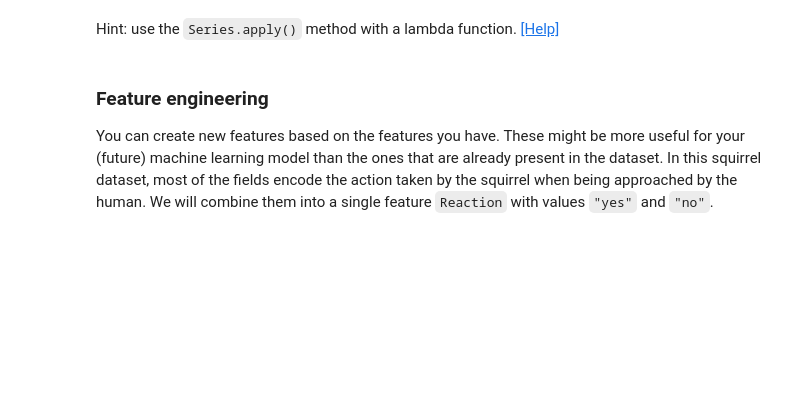
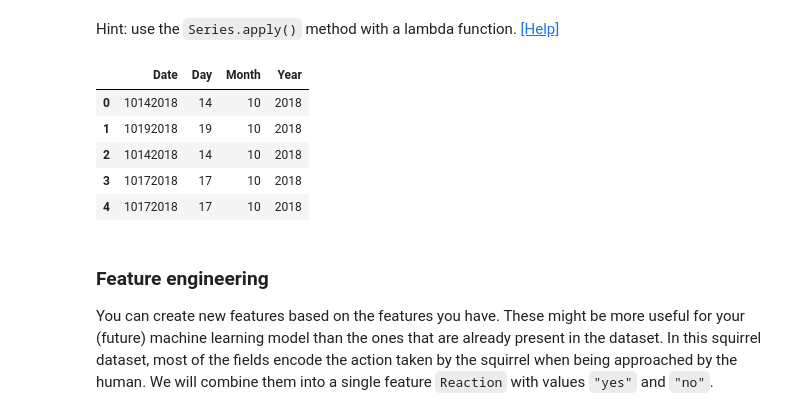
Before and after one commit to ness015618/LGG-Thomas4-Ness, a Jupyter notebook: 02-TheHill/MachineLearningIntro/01-PreprocessingStructuredData/02-preprocessing.ipynb, the cells around one changed output. Saved outputs shown, nothing was run; the diff lists cells and outputs as text; code cells hidden in the pictures; blank space fills up the shorter version.

```diff
--- a/02-TheHill/MachineLearningIntro/01-PreprocessingStructuredData/02-preprocessing.ipynb
+++ b/02-TheHill/MachineLearningIntro/01-PreprocessingStructuredData/02-preprocessing.ipynb
@@ -43,3 +67,22 @@ df[["Date", "day", "month", "year"]].head()
+# %%
+# Split the feature "Date" into "day", "month" and "year" columns
+def split_date(date_int):
+    date_str = str(date_int)
+    month = date_str[:2]
+    day = date_str[2:4]
+    year = date_str[4:]
+    return month,day,year
+
+df[['Month','Day','Year']] = df["Date"].apply(lambda x : pd.Series(split_date(x))) #pd.Series to split result into separate columns
+
+df[["Date", "Day", "Month", "Year"]].head()
+# %% [output]
+|  | Date | Day | Month | Year |
+| 0 | 10142018 | 14 | 10 | 2018 |
+| 1 | 10192018 | 19 | 10 | 2018 |
+| 2 | 10142018 | 14 | 10 | 2018 |
+| 3 | 10172018 | 17 | 10 | 2018 |
+| 4 | 10172018 | 17 | 10 | 2018 |
 # %% [markdown]
 ### Feature engineering
 
```
Also changed, not shown: parts of 21 cells of this notebook, 1 other file.
